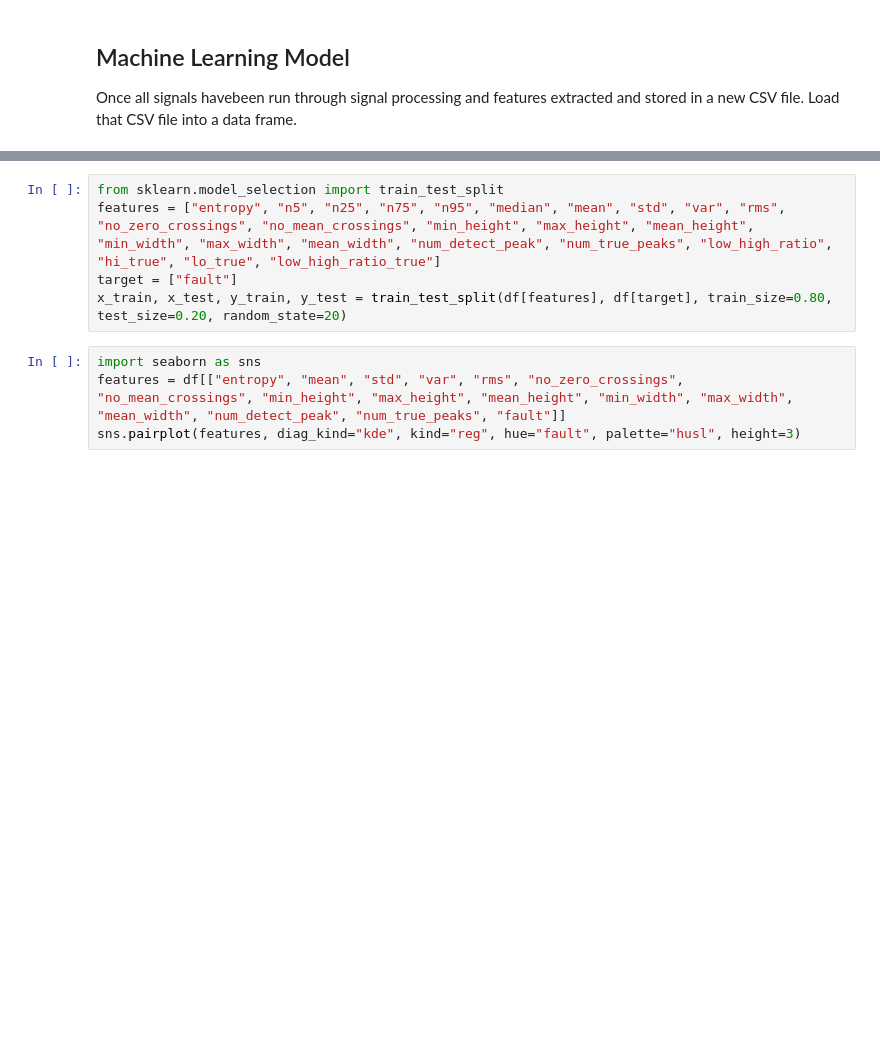
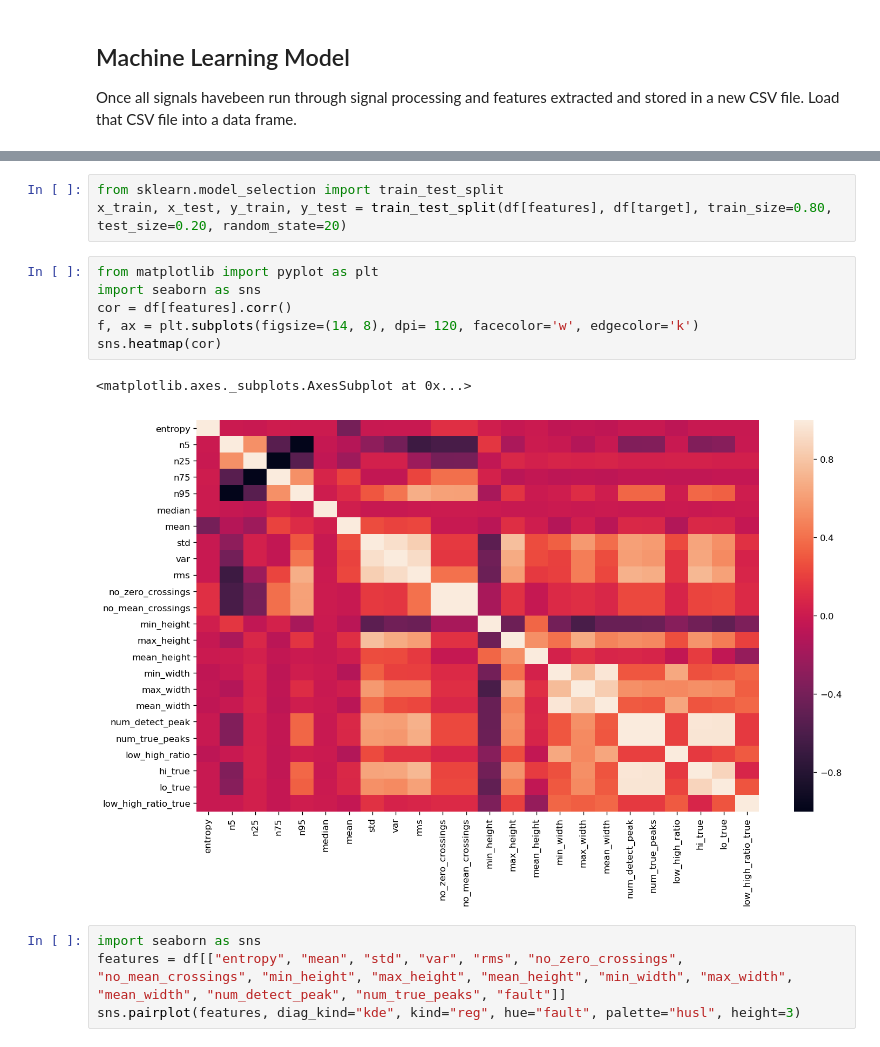
Before and after one commit to jeffreyegan/VSB_Power_Line_Fault_Detection, a Jupyter notebook: VSB_Final.ipynb, the cells around one changed output, grey strips where cells are left out. Drawn from its saved outputs; the diff is of its cells as text; blank space fills up the shorter version.

```diff
--- a/VSB_Final.ipynb
+++ b/VSB_Final.ipynb
@@ -438,8 +443,15 @@ df.head()
 # %%
 from sklearn.model_selection import train_test_split
-features = ["entropy", "n5", "n25", "n75", "n95", "median", "mean", "std", "var", "rms", "no_zero_crossings", "no_mean_crossings", "min_height", "max_height", "mean_height", "min_width", "max_width", "mean_width", "num_detect_peak", "num_true_peaks", "low_high_ratio", "hi_true", "lo_true", "low_high_ratio_true"]
-target = ["fault"]
 x_train, x_test, y_train, y_test = train_test_split(df[features], df[target], train_size=0.80, test_size=0.20, random_state=20)
+# %%
+from matplotlib import pyplot as plt
+import seaborn as sns
+cor = df[features].corr()
+f, ax = plt.subplots(figsize=(14, 8), dpi= 120, facecolor='w', edgecolor='k')
+sns.heatmap(cor)
+# %% [output]
+<matplotlib.axes._subplots.AxesSubplot at 0x...>
+[figure, added]
 # %%
 import seaborn as sns
 features = df[["entropy", "mean", "std", "var", "rms", "no_zero_crossings", "no_mean_crossings", "min_height", "max_height", "mean_height", "min_width", "max_width", "mean_width", "num_detect_peak", "num_true_peaks", "fault"]]
```
Also changed, not shown: parts of 1 cell of this notebook, 5 other files.
